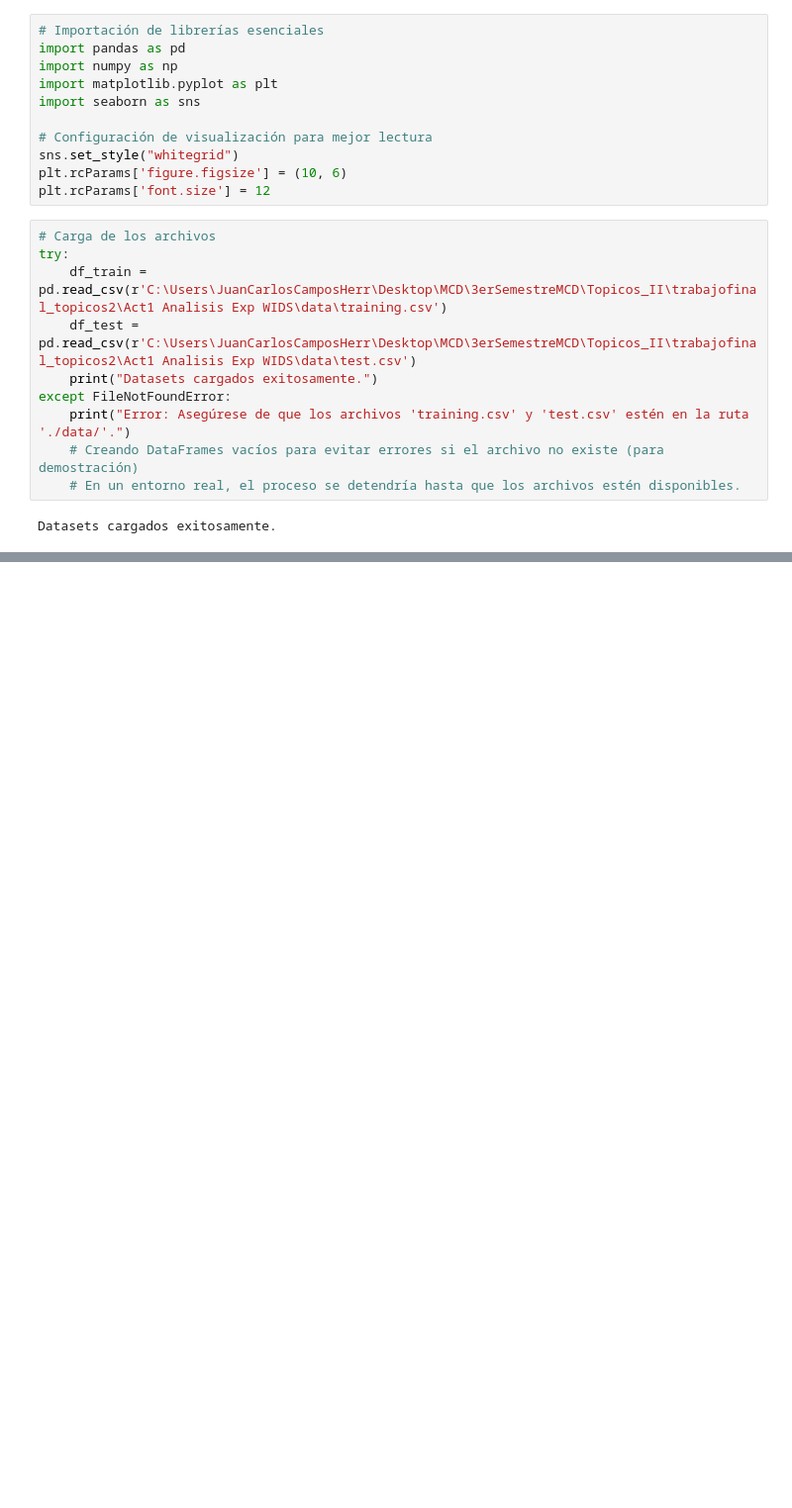
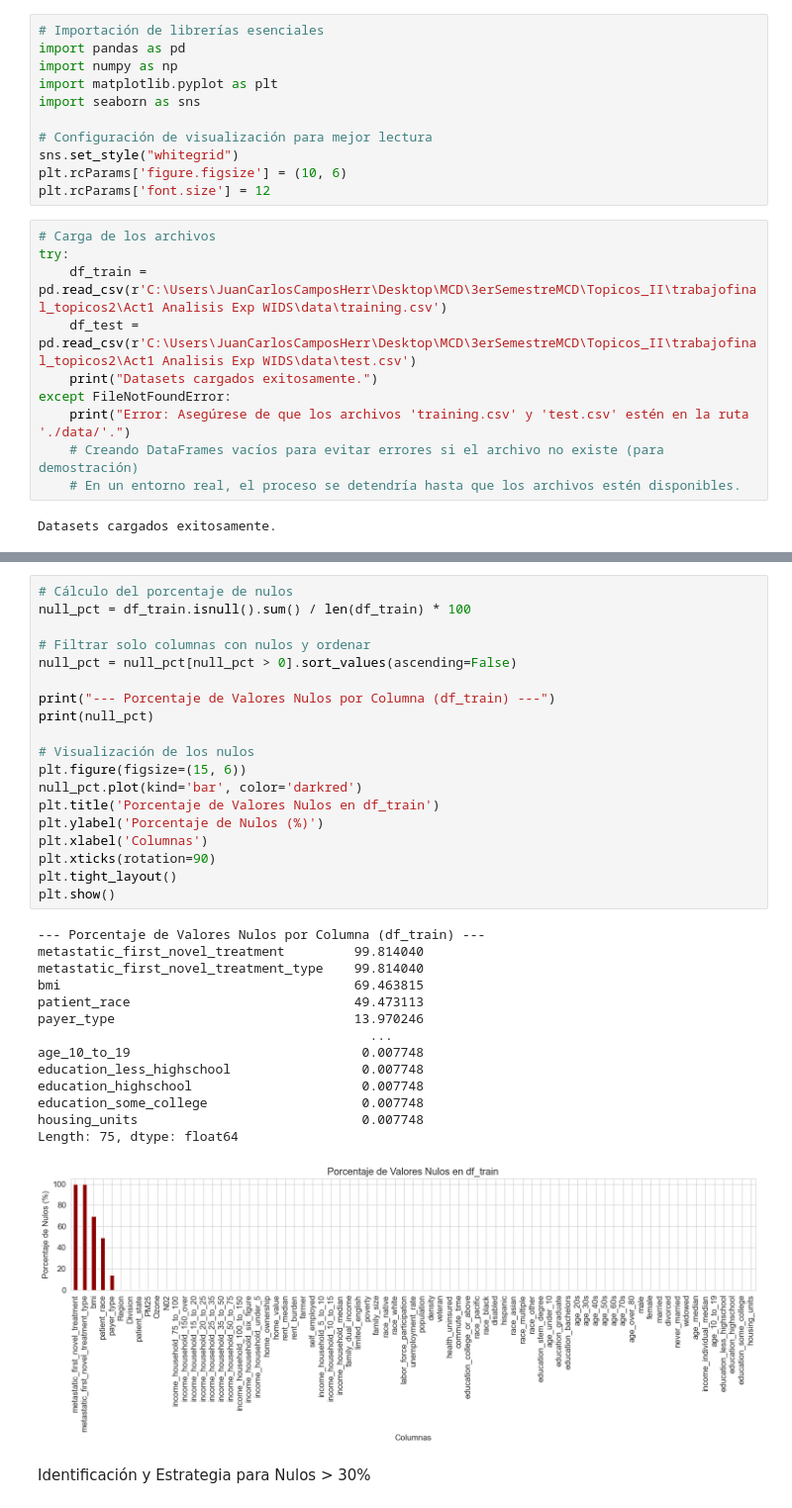
Before and after one commit to JCcampos-png/trabajofinal_topicos2, a Jupyter notebook: Act1 Analisis Exp WIDS/notebooks/analisis_exploratorio.ipynb, the cells around one changed output, grey strips where cells are left out. Shown at 99% size. Drawn from its saved outputs; the diff is of its cells as text; blank space fills up the shorter version.

```diff
--- a/Act1 Analisis Exp WIDS/notebooks/analisis_exploratorio.ipynb
+++ b/Act1 Analisis Exp WIDS/notebooks/analisis_exploratorio.ipynb
@@ -29,0 +166,36 @@ Datasets cargados exitosamente.
+# %%
+# Cálculo del porcentaje de nulos
+null_pct = df_train.isnull().sum() / len(df_train) * 100
+
+# Filtrar solo columnas con nulos y ordenar
+null_pct = null_pct[null_pct > 0].sort_values(ascending=False)
+
+print("--- Porcentaje de Valores Nulos por Columna (df_train) ---")
+print(null_pct)
+
+# Visualización de los nulos
+plt.figure(figsize=(15, 6))
+null_pct.plot(kind='bar', color='darkred')
+plt.title('Porcentaje de Valores Nulos en df_train')
+plt.ylabel('Porcentaje de Nulos (%)')
+plt.xlabel('Columnas')
+plt.xticks(rotation=90)
+plt.tight_layout()
+plt.show()
+# %% [output]
+--- Porcentaje de Valores Nulos por Columna (df_train) ---
+metastatic_first_novel_treatment         99.814040
+metastatic_first_novel_treatment_type    99.814040
+bmi                                      69.463815
+patient_race                             49.473113
+payer_type                               13.970246
+                                           ...
+age_10_to_19                              0.007748
+education_less_highschool                 0.007748
+education_highschool                      0.007748
+education_some_college                    0.007748
+housing_units                             0.007748
+Length: 75, dtype: float64
+[figure, added]
+# %% [markdown]
+Identificación y Estrategia para Nulos > 30%
```
Also changed, not shown: parts of 27 cells of this notebook.
